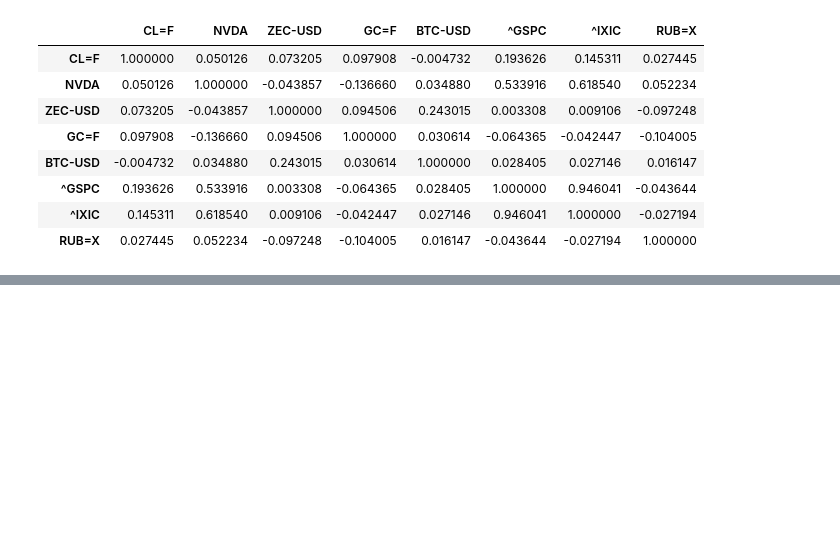
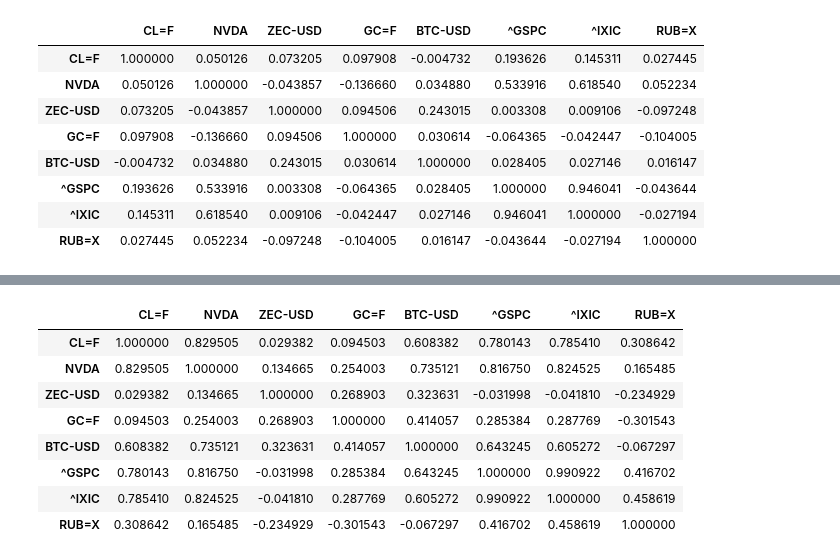
Before and after one commit to dllllb/btrade, a Jupyter notebook: correlations.ipynb, the cells around one changed output, grey strips where cells are left out. Saved outputs shown, nothing was run; the diff lists cells and outputs as text; code cells hidden in the pictures; blank space fills up the shorter version.

```diff
--- a/correlations.ipynb
+++ b/correlations.ipynb
@@ -26,0 +40,13 @@ change_df.corr().style.background_gradient(cmap='Blues')
+# %%
+nticks = (ticks_df-ticks_df.mean())/ticks_df.std()
+nticks.corr().style.background_gradient(cmap='bwr', vmin=-1, vmax=1)
+# %% [output]
+|  | CL=F | NVDA | ZEC-USD | GC=F | BTC-USD | ^GSPC | ^IXIC | RUB=X |
+| CL=F | 1.000000 | 0.829505 | 0.029382 | 0.094503 | 0.608382 | 0.780143 | 0.785410 | 0.308642 |
+| NVDA | 0.829505 | 1.000000 | 0.134665 | 0.254003 | 0.735121 | 0.816750 | 0.824525 | 0.165485 |
+| ZEC-USD | 0.029382 | 0.134665 | 1.000000 | 0.268903 | 0.323631 | -0.031998 | -0.041810 | -0.234929 |
+| GC=F | 0.094503 | 0.254003 | 0.268903 | 1.000000 | 0.414057 | 0.285384 | 0.287769 | -0.301543 |
+| BTC-USD | 0.608382 | 0.735121 | 0.323631 | 0.414057 | 1.000000 | 0.643245 | 0.605272 | -0.067297 |
+| ^GSPC | 0.780143 | 0.816750 | -0.031998 | 0.285384 | 0.643245 | 1.000000 | 0.990922 | 0.416702 |
+| ^IXIC | 0.785410 | 0.824525 | -0.041810 | 0.287769 | 0.605272 | 0.990922 | 1.000000 | 0.458619 |
+| RUB=X | 0.308642 | 0.165485 | -0.234929 | -0.301543 | -0.067297 | 0.416702 | 0.458619 | 1.000000 |
```
Also changed, not shown: parts of 2 cells of this notebook.
